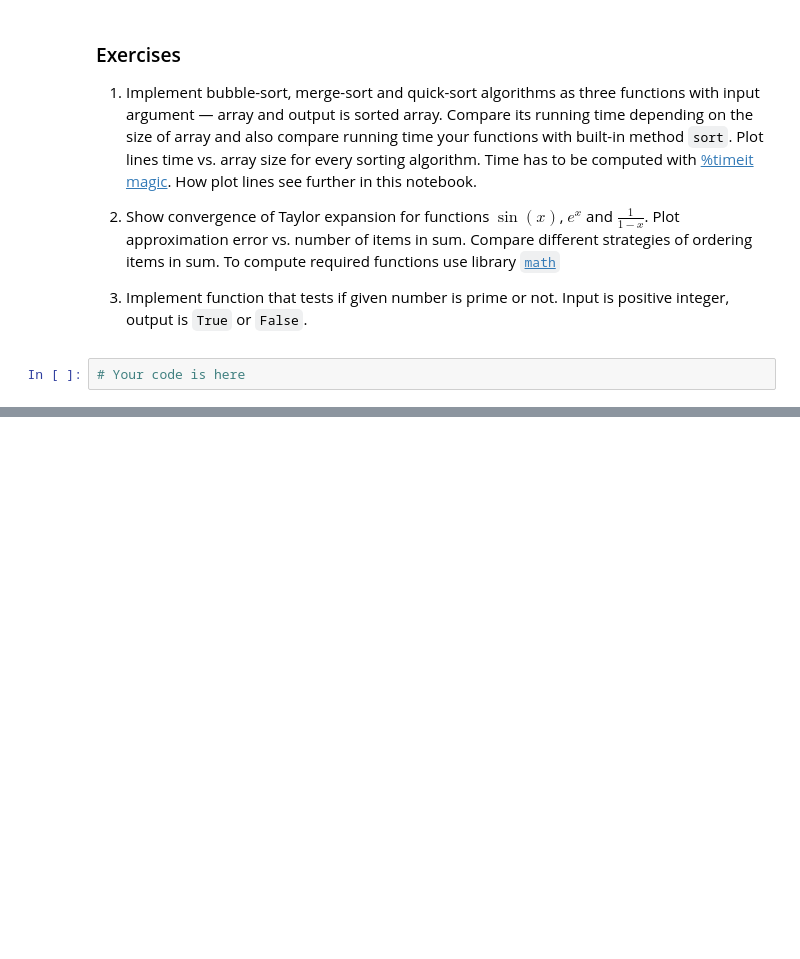
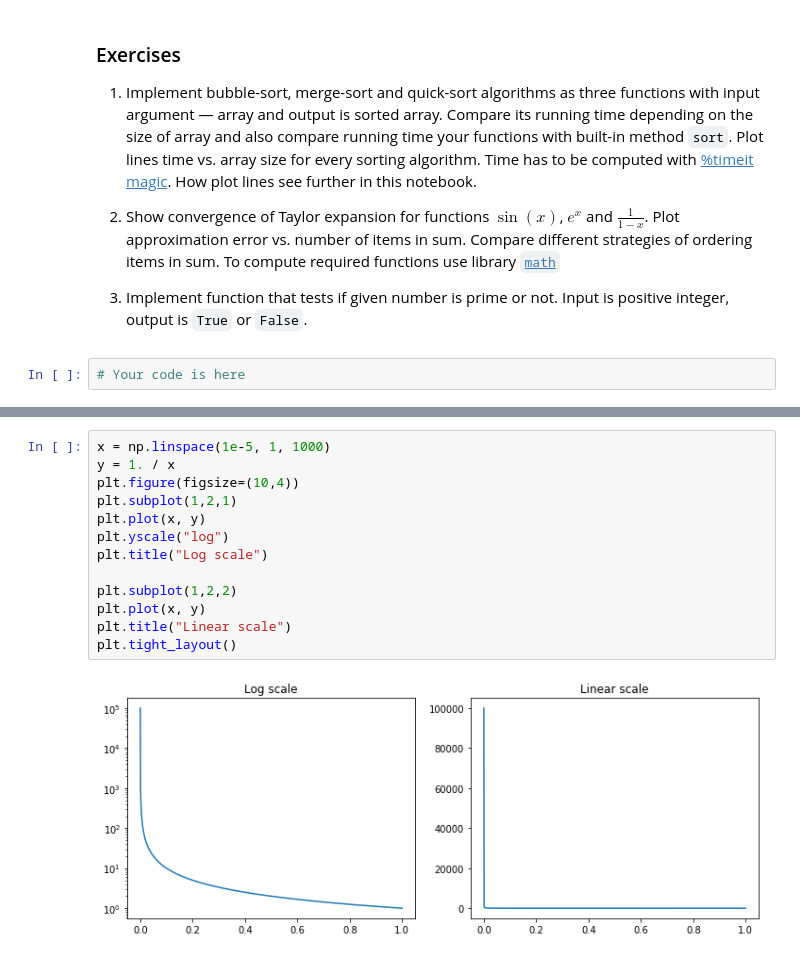
Before and after one commit to amkatrutsa/intro_ml, a Jupyter notebook: Python_tutorial.ipynb, the cells around one changed output, grey strips where cells are left out. Cells and saved outputs as stored; diff of their text form; blank space fills up the shorter version.

```diff
--- a/Python_tutorial.ipynb
+++ b/Python_tutorial.ipynb
@@ -780,0 +855,15 @@
+# %%
+x = np.linspace(1e-5, 1, 1000)
+y = 1. / x
+plt.figure(figsize=(10,4))
+plt.subplot(1,2,1)
+plt.plot(x, y)
+plt.yscale("log")
+plt.title("Log scale")
+
+plt.subplot(1,2,2)
+plt.plot(x, y)
+plt.title("Linear scale")
+plt.tight_layout()
+# %% [output]
+[figure, added]
```
Also changed, not shown: parts of 21 cells of this notebook.
